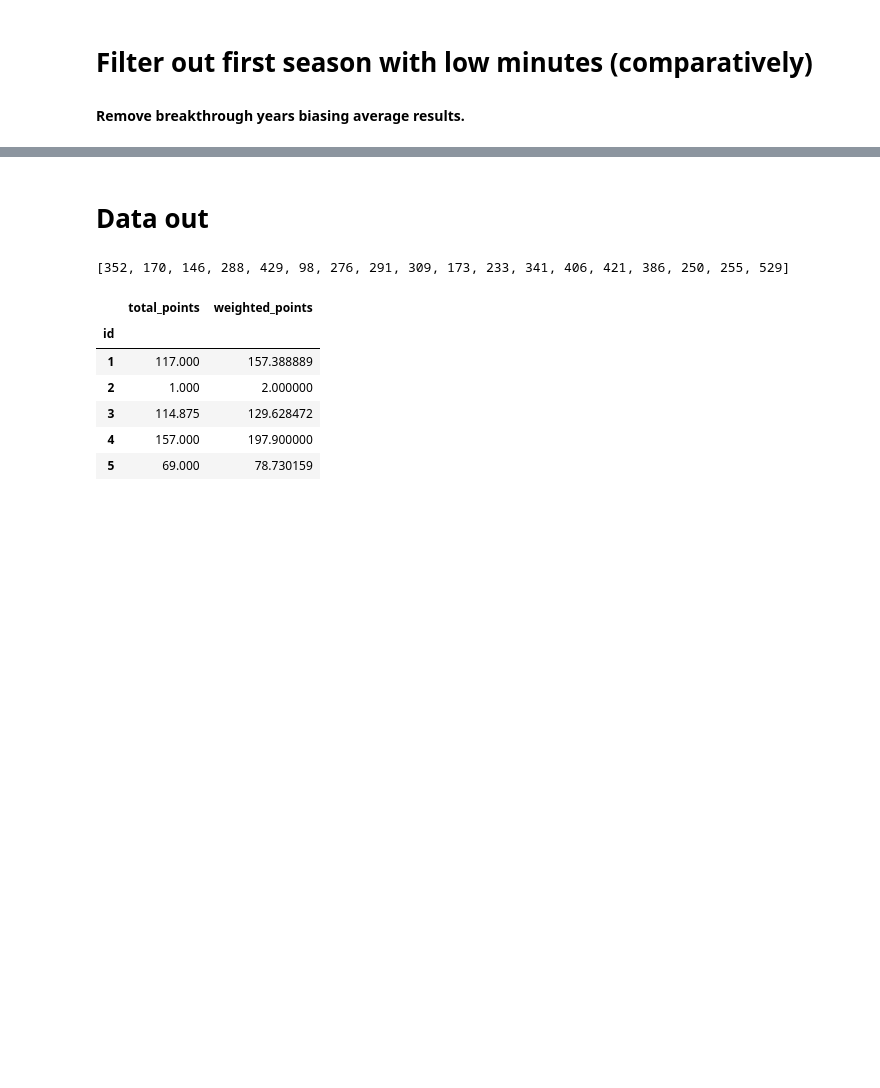
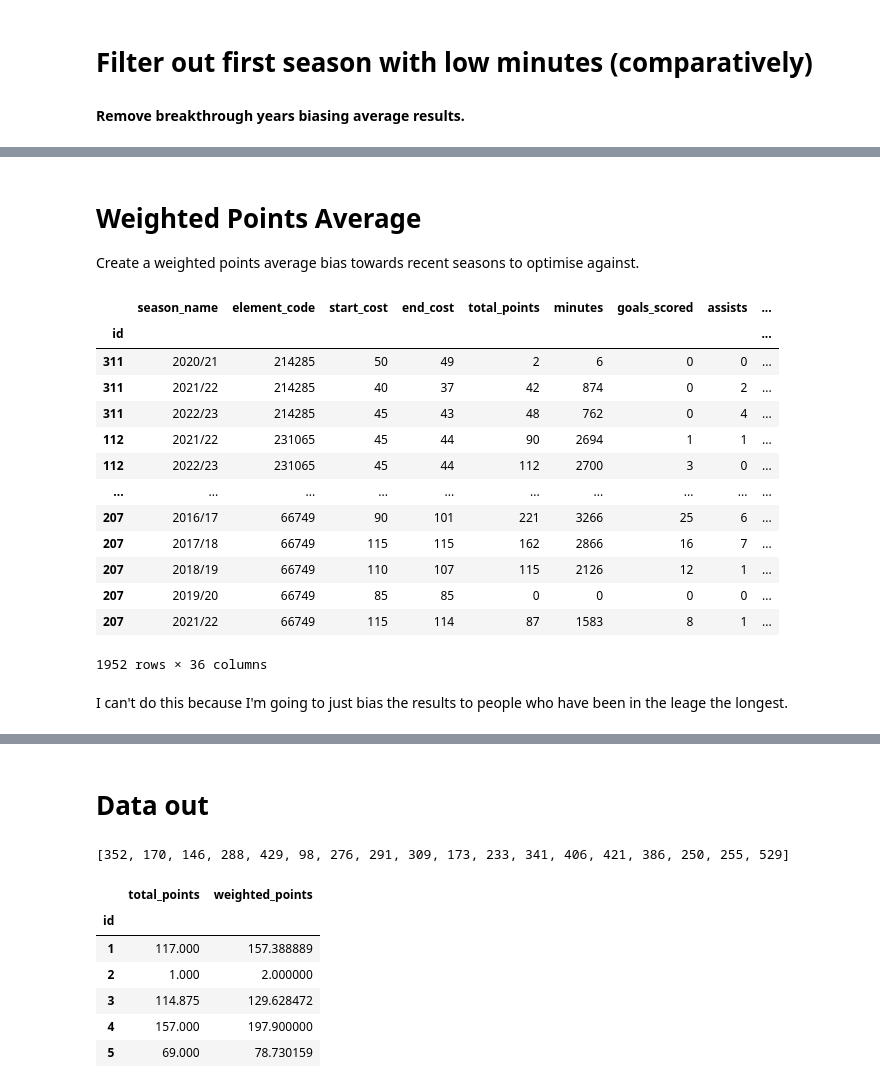
Before and after one commit to edwardhutchinson/fantasy-football-epl, a Jupyter notebook: notebooks/metric_research.ipynb, the cells around one changed output, grey strips where cells are left out. Drawn from its saved outputs; the diff is of its cells as text; code cells hidden in the pictures; blank space fills up the shorter version.

```diff
--- a/notebooks/metric_research.ipynb
+++ b/notebooks/metric_research.ipynb
@@ -171,0 +172,4 @@ plt.show()
+# %% [markdown]
+# Weighted Points Average
+
+Create a weighted points average bias towards recent seasons to optimise against.
@@ -171,0 +186,17 @@ plt.show()
+# %%
+historic_filtered
+# %% [output]
+|  | season_name | element_code | start_cost | end_cost | total_points | minutes | goals_scored | assists | ... |
+| id |  |  |  |  |  |  |  |  | ... |
+| 311 | 2020/21 | 214285 | 50 | 49 | 2 | 6 | 0 | 0 | ... |
+| 311 | 2021/22 | 214285 | 40 | 37 | 42 | 874 | 0 | 2 | ... |
+| 311 | 2022/23 | 214285 | 45 | 43 | 48 | 762 | 0 | 4 | ... |
+| 112 | 2021/22 | 231065 | 45 | 44 | 90 | 2694 | 1 | 1 | ... |
+| 112 | 2022/23 | 231065 | 45 | 44 | 112 | 2700 | 3 | 0 | ... |
+| ... | ... | ... | ... | ... | ... | ... | ... | ... | ... |
+| 207 | 2016/17 | 66749 | 90 | 101 | 221 | 3266 | 25 | 6 | ... |
+| 207 | 2017/18 | 66749 | 115 | 115 | 162 | 2866 | 16 | 7 | ... |
+| 207 | 2018/19 | 66749 | 110 | 107 | 115 | 2126 | 12 | 1 | ... |
+| 207 | 2019/20 | 66749 | 85 | 85 | 0 | 0 | 0 | 0 | ... |
+| 207 | 2021/22 | 66749 | 115 | 114 | 87 | 1583 | 8 | 1 | ... |
+1952 rows × 36 columns
@@ -171,0 +206,2 @@ plt.show()
+# %% [markdown]
+I can't do this because I'm going to just bias the results to people who have been in the leage the longest.
```
Also changed, not shown: parts of 32 cells of this notebook, 1 other file.
